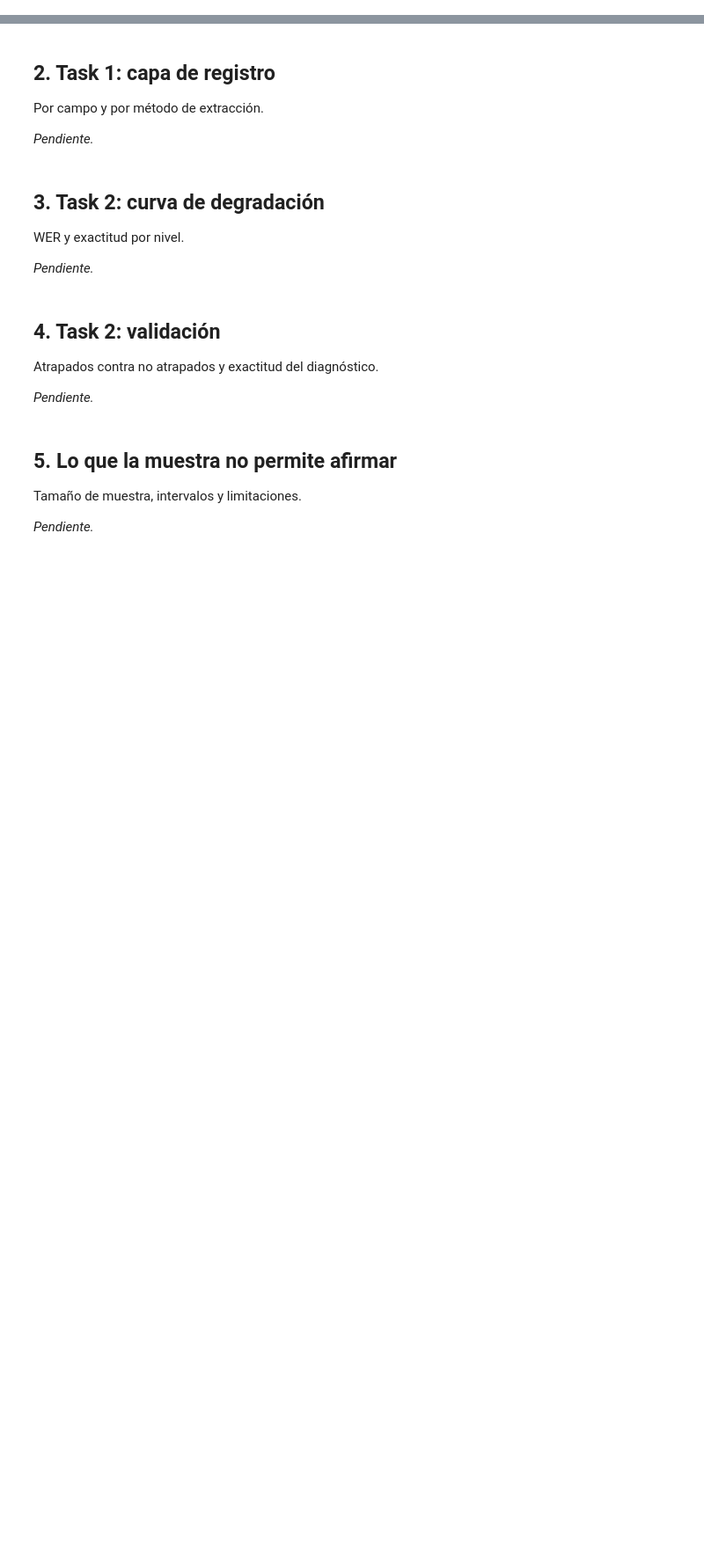
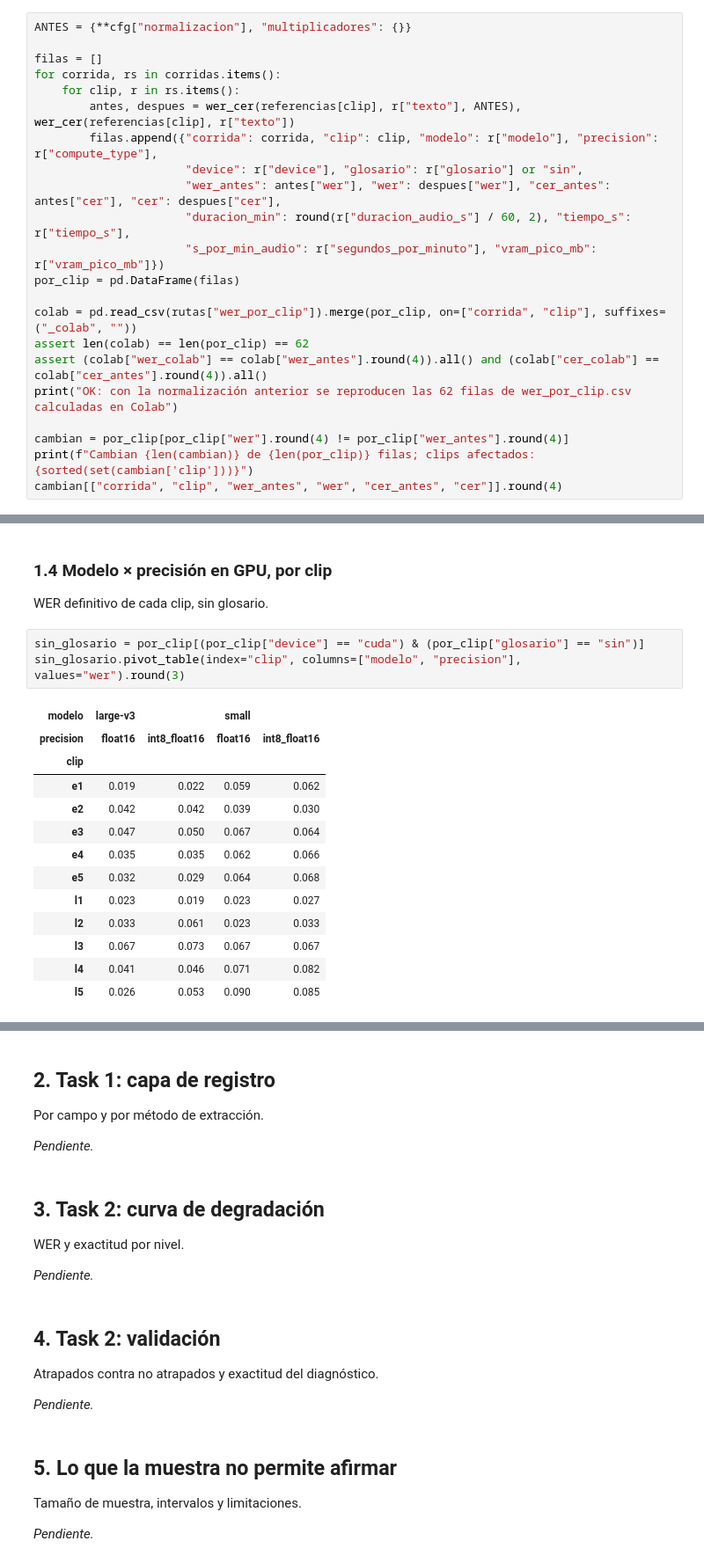
Before and after one commit to mmlis02/HW_05_202602, a Jupyter notebook: notebooks/06_resultados.ipynb, the cells around one changed output, grey strips where cells are left out. Shown at 88% size. Cells and saved outputs as stored; diff of their text form; blank space fills up the shorter version.

```diff
--- a/notebooks/06_resultados.ipynb
+++ b/notebooks/06_resultados.ipynb
@@ -14,0 +66,22 @@ Modelos, precisiones, CPU/GPU y glosario, con intervalos.
+# %%
+ANTES = {**cfg["normalizacion"], "multiplicadores": {}}
+
+filas = []
+for corrida, rs in corridas.items():
+    for clip, r in rs.items():
+        antes, despues = wer_cer(referencias[clip], r["texto"], ANTES), wer_cer(referencias[clip], r["texto"])
+        filas.append({"corrida": corrida, "clip": clip, "modelo": r["modelo"], "precision": r["compute_type"],
+                      "device": r["device"], "glosario": r["glosario"] or "sin",
+                      "wer_antes": antes["wer"], "wer": despues["wer"], "cer_antes": antes["cer"], "cer": despues["cer"],
+                      "duracion_min": round(r["duracion_audio_s"] / 60, 2), "tiempo_s": r["tiempo_s"],
+                      "s_por_min_audio": r["segundos_por_minuto"], "vram_pico_mb": r["vram_pico_mb"]})
+por_clip = pd.DataFrame(filas)
+
+colab = pd.read_csv(rutas["wer_por_clip"]).merge(por_clip, on=["corrida", "clip"], suffixes=("_colab", ""))
+assert len(colab) == len(por_clip) == 62
+assert (colab["wer_colab"] == colab["wer_antes"].round(4)).all() and (colab["cer_colab"] == colab["cer_antes"].round(4)).all()
+print("OK: con la normalización anterior se reproducen las 62 filas de wer_por_clip.csv calculadas en Colab")
+
+cambian = por_clip[por_clip["wer"].round(4) != por_clip["wer_antes"].round(4)]
+print(f"Cambian {len(cambian)} de {len(por_clip)} filas; clips afectados: {sorted(set(cambian['clip']))}")
+cambian[["corrida", "clip", "wer_antes", "wer", "cer_antes", "cer"]].round(4)
@@ -14,0 +152,21 @@ Modelos, precisiones, CPU/GPU y glosario, con intervalos.
+# %% [markdown]
+### 1.4 Modelo × precisión en GPU, por clip
+
+WER definitivo de cada clip, sin glosario.
+# %%
+sin_glosario = por_clip[(por_clip["device"] == "cuda") & (por_clip["glosario"] == "sin")]
+sin_glosario.pivot_table(index="clip", columns=["modelo", "precision"], values="wer").round(3)
+# %% [output]
+| modelo | large-v3 |  | small |  |
+| precision | float16 | int8_float16 | float16 | int8_float16 |
+| clip |  |  |  |  |
+| e1 | 0.019 | 0.022 | 0.059 | 0.062 |
+| e2 | 0.042 | 0.042 | 0.039 | 0.030 |
+| e3 | 0.047 | 0.050 | 0.067 | 0.064 |
+| e4 | 0.035 | 0.035 | 0.062 | 0.066 |
+| e5 | 0.032 | 0.029 | 0.064 | 0.068 |
+| l1 | 0.023 | 0.019 | 0.023 | 0.027 |
+| l2 | 0.033 | 0.061 | 0.023 | 0.033 |
+| l3 | 0.067 | 0.073 | 0.067 | 0.067 |
+| l4 | 0.041 | 0.046 | 0.071 | 0.082 |
+| l5 | 0.026 | 0.053 | 0.090 | 0.085 |
```
Also changed, not shown: parts of 22 cells of this notebook, 3 other files.
